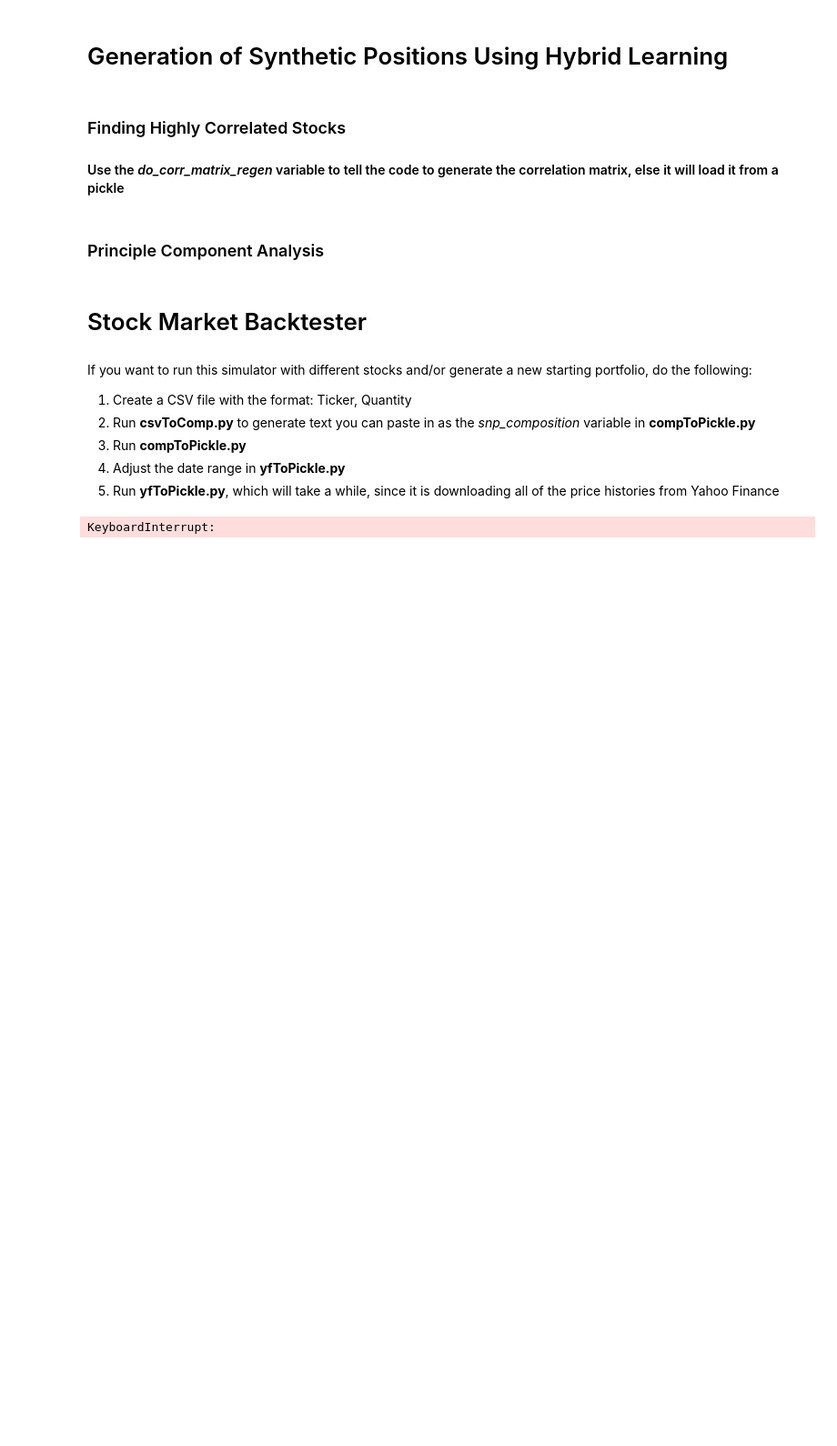
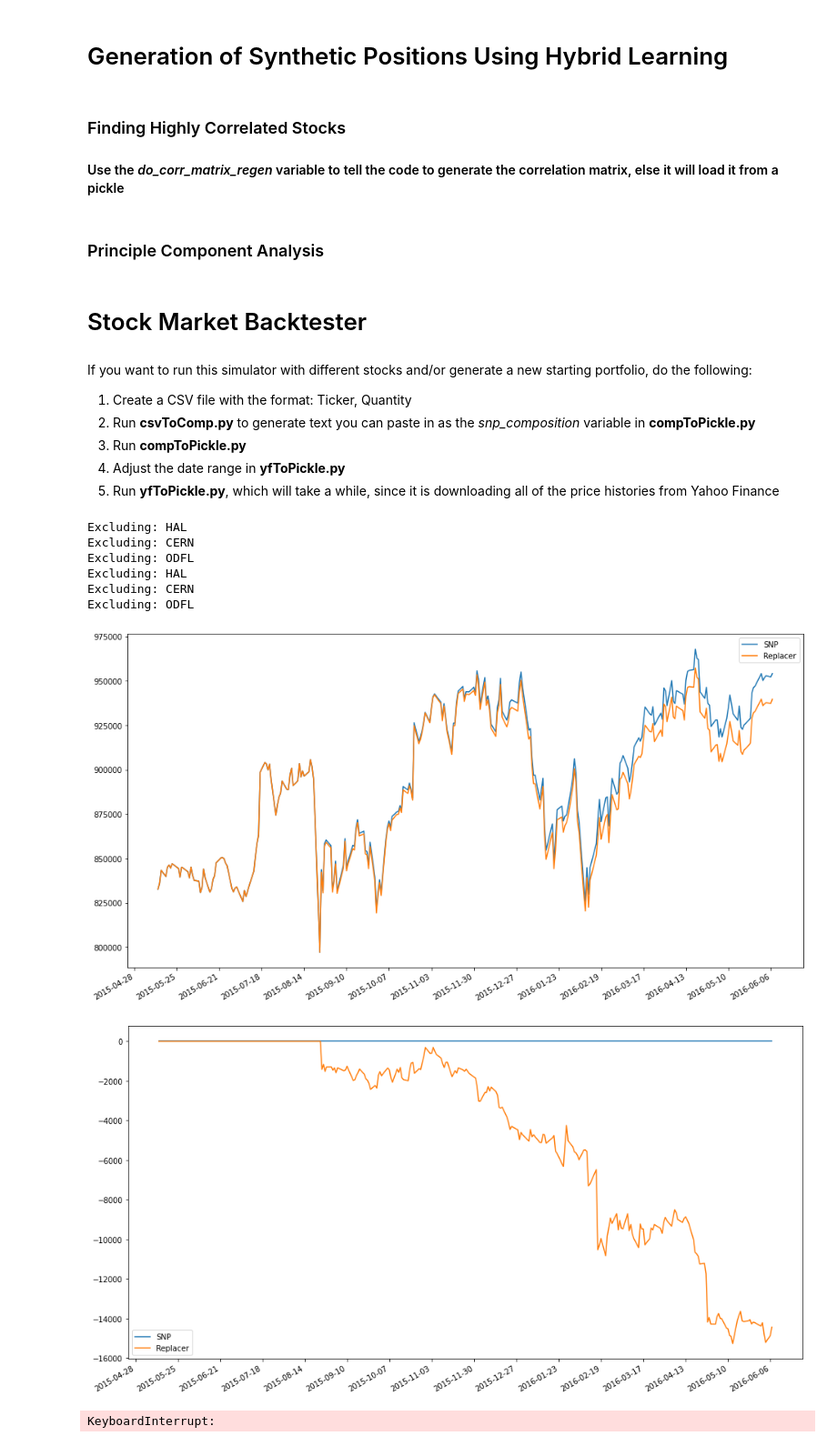
Before and after one commit to NikhilAPatel/A-Hybrid-Learning-Approach-to-Generating-Synthetic-Positions-for-Tax-Loss-Harvesting, a Jupyter notebook: model.ipynb, the cells around one changed output. Shown: that part at 91% size. Saved outputs shown, nothing was run; the diff lists cells and outputs as text; code cells hidden in the pictures; blank space fills up the shorter version.

```diff
--- a/model.ipynb
+++ b/model.ipynb
@@ -568,7 +568,7 @@ class Portfolio:
             #if self.stocks[owned_stock].get_change(loser_date) <= -1 * (0.05 * self.value):
             quantity = self.stocks[owned_stock].quantity
 
-            if (self.stocks[owned_stock].avg_cost * quantity - get_stock_price(owned_stock, loser_date, Time.OPEN) * quantity) > 0.003 * self.value:
+            if (self.stocks[owned_stock].avg_cost * quantity - get_stock_price(owned_stock, loser_date, Time.OPEN) * quantity) > 0.005 * self.value:
                 if not owned_stock in self.do_not_replace_list:
                     identified_losers.append(owned_stock)
                 #print(str(owned_stock)+", " + str(loser_date)+": "+str(self.stocks[owned_stock].avg_cost * quantity)+" - "+str(get_stock_price(owned_stock, loser_date, Time.OPEN) * quantity)+" > "+ str(0.005 * self.value))
@@ -794,30 +794,39 @@ def simulate_stock(stock, sim_start_date, sim_end_date, tra_end_date, train_num_
     run_simulation(sim_start_date, sim_end_date, portfolios, graph)
     return portfolios
 # %%
-# startdate = 90
-#
-# #make sure you have 2 separate stock lists, otherwise pass by reference will cause both portfolios to perform the exact same
-# snp_composition_stocks = model_output_to_portfolio(snp_composition, train_start_date+90)
-# snp_composition_stocks2 = model_output_to_portfolio(snp_composition, train_start_date+90)
-# sample = {"AAPL": Stock("AAPL", 90, 1), "COST": Stock("COST", 90, 1), "MXL": Stock("MXL", 90, 1), "WMT": Stock("WMT", 90, 1),
-#           "KMI": Stock("KMI", 90, 1), "MTD": Stock("MTD", 90, 1), "MDLZ": Stock("MDLZ", 90, 1), "KR": Stock("KR", 90, 1),
-#           "HES": Stock("HES", 90, 1), "ORLY": Stock("ORLY", 90, 1), "HLT": Stock("HLT", 90, 1), "HOLX": Stock("HOLX", 90, 1),
-#           "HON": Stock("HON", 90, 1), "OXY": Stock("OXY", 90, 1), "OMC": Stock("OMC", 90, 1), "LHX": Stock("LHX", 90, 1)}
-#
-# sample2 = {"AAPL": Stock("AAPL", 90, 1), "COST": Stock("COST", 90, 1), "MXL": Stock("MXL", 90, 1), "WMT": Stock("WMT", 90, 1),
-#           "KMI": Stock("KMI", 90, 1), "MTD": Stock("MTD", 90, 1), "MDLZ": Stock("MDLZ", 90, 1), "KR": Stock("KR", 90, 1),
-#           "HES": Stock("HES", 90, 1), "ORLY": Stock("ORLY", 90, 1), "HLT": Stock("HLT", 90, 1), "HOLX": Stock("HOLX", 90, 1),
-#           "HON": Stock("HON", 90, 1), "OXY": Stock("OXY", 90, 1), "OMC": Stock("OMC", 90, 1), "LHX": Stock("LHX", 90, 1)}
-#
-# snp = Portfolio("SNP", startdate, 0,snp_composition_stocks , baseline=True)
-# rep = Portfolio("Replacer", startdate, 0, snp_composition_stocks2, replacement=True)
-#
-# run_simulation(startdate, 360, [snp, rep], True)
+startdate = 90
+
+#make sure you have 2 separate stock lists, otherwise pass by reference will cause both portfolios to perform the exact same
+snp_composition_stocks = model_output_to_portfolio(snp_composition, train_start_date+90)
+snp_composition_stocks2 = model_output_to_portfolio(snp_composition, train_start_date+90)
+sample = {"AAPL": Stock("AAPL", 90, 1), "COST": Stock("COST", 90, 1), "MXL": Stock("MXL", 90, 1), "WMT": Stock("WMT", 90, 1),
+          "KMI": Stock("KMI", 90, 1), "MTD": Stock("MTD", 90, 1), "MDLZ": Stock("MDLZ", 90, 1), "KR": Stock("KR", 90, 1),
+          "HES": Stock("HES", 90, 1), "ORLY": Stock("ORLY", 90, 1), "HLT": Stock("HLT", 90, 1), "HOLX": Stock("HOLX", 90, 1),
+          "HON": Stock("HON", 90, 1), "OXY": Stock("OXY", 90, 1), "OMC": Stock("OMC", 90, 1), "LHX": Stock("LHX", 90, 1)}
+
+sample2 = {"AAPL": Stock("AAPL", 90, 1), "COST": Stock("COST", 90, 1), "MXL": Stock("MXL", 90, 1), "WMT": Stock("WMT", 90, 1),
+          "KMI": Stock("KMI", 90, 1), "MTD": Stock("MTD", 90, 1), "MDLZ": Stock("MDLZ", 90, 1), "KR": Stock("KR", 90, 1),
+          "HES": Stock("HES", 90, 1), "ORLY": Stock("ORLY", 90, 1), "HLT": Stock("HLT", 90, 1), "HOLX": Stock("HOLX", 90, 1),
+          "HON": Stock("HON", 90, 1), "OXY": Stock("OXY", 90, 1), "OMC": Stock("OMC", 90, 1), "LHX": Stock("LHX", 90, 1)}
+
+snp = Portfolio("SNP", startdate, 0,snp_composition_stocks , baseline=True)
+rep = Portfolio("Replacer", startdate, 0, snp_composition_stocks2, replacement=True)
+
+run_simulation(startdate, 360, [snp, rep], True)
 
 
 #when you replace a stock, group them somehow. disallow this group from being able to be replaced themselves, and add a way to sell them off and buy back the original after 30 days
 #then, what do you do if another stock you already own is on this list, I guess you'd have to just sell some of it
 #TODO address that you just need to sell some of this stock
+# %% [output]
+Excluding: HAL
+Excluding: CERN
+Excluding: ODFL
+Excluding: HAL
+Excluding: CERN
+Excluding: ODFL
+[figure, added]
+[figure, added]
 # %%
 # def simulate_stock(stock: {__eq__},
 #                    sim_start_date: Any,
```
